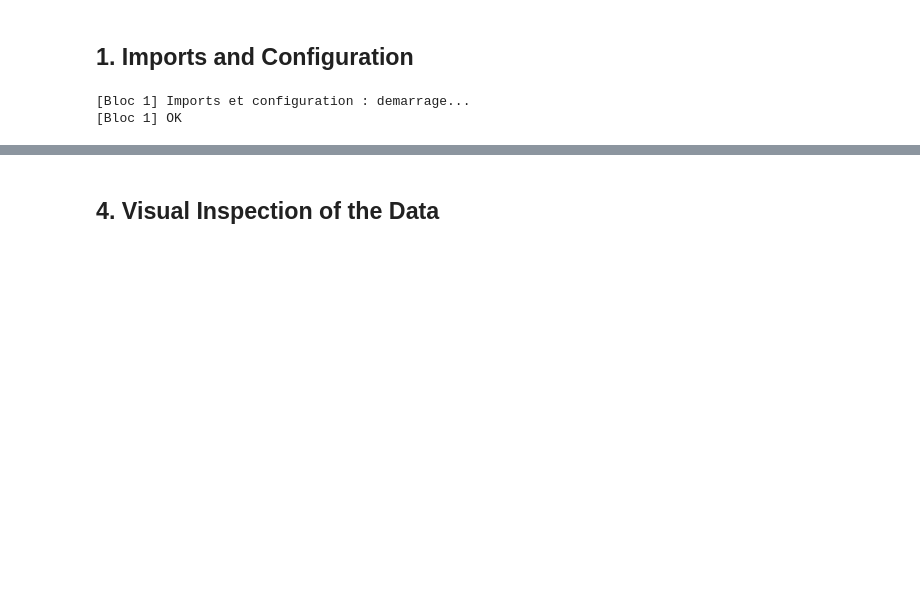
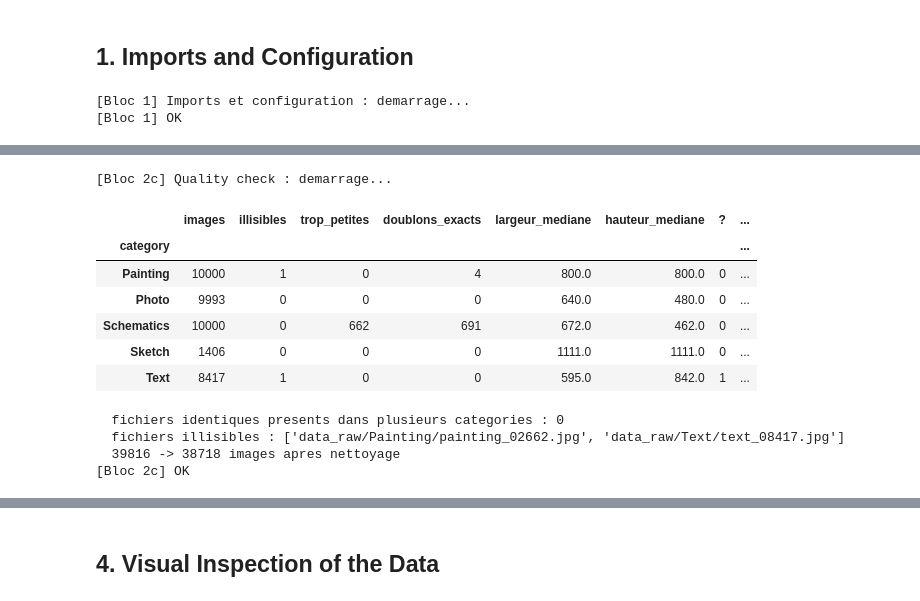
Before and after one commit to KelianDFDB/cesi-a5-leyenda-kelian-yusuf-richard, a Jupyter notebook: 01_photo_ou_pas.ipynb, the cells around one changed output, grey strips where cells are left out. Drawn from its saved outputs; the diff is of its cells as text; code cells hidden in the pictures; blank space fills up the shorter version.

```diff
--- a/01_photo_ou_pas.ipynb
+++ b/01_photo_ou_pas.ipynb
@@ -144,0 +68,18 @@ Found 4710 files belonging to 2 classes.
+# %%
+print("[Bloc 2a] Category -> label mapping : demarrage...")
+
+# THE single place where a data_raw/ folder becomes a binary label (1 = photo, 0 = not a photo).
+# A folder that is not listed here is ignored, e.g. data_raw/Dataset/ (noisy images, deliverable 2).
+CATEGORY_TO_LABEL = {
+    "Photo":      1,
+    "Painting":   0,
+    "Schematics": 0,
+    "Sketch":     0,
+    "Text":       0,
+}
+class_names = ["autre", "photo"]   # class_names[label] -> readable name
+
+IMAGE_EXTENSIONS = {".jpg", ".jpeg", ".png", ".bmp", ".gif"}
+MIN_SIDE = 32   # px. Smaller "images" are web spacers/icons (e.g. 2x2 black squares), not documents
+
+print("[Bloc 2a] OK")
@@ -144,0 +146,40 @@ Found 4710 files belonging to 2 classes.
+# %%
+print("[Bloc 2c] Quality check : demarrage...")
+
+index["too_small"] = index[["width", "height"]].min(axis=1) < MIN_SIDE
+index["duplicate"] = index.duplicated("md5", keep="first")   # later copies of an identical file
+
+quality = index.groupby("category").agg(
+    images=("path", "size"),
+    illisibles=("readable", lambda s: (~s).sum()),
+    trop_petites=("too_small", "sum"),
+    doublons_exacts=("duplicate", "sum"),
+    largeur_mediane=("width", "median"),
+    hauteur_mediane=("height", "median"),
+)
+modes = pd.crosstab(index["category"], index["mode"].fillna("?"))   # colour modes per category
+display(quality.join(modes))
+
+# An identical file under two different categories would be a labelling conflict
+per_md5 = index.groupby("md5")["category"].nunique()
+print("  fichiers identiques presents dans plusieurs categories :", int((per_md5 > 1).sum()))
+print("  fichiers illisibles :", index.loc[~index.readable, "path"].tolist())
+
+# Cleaning: removed rows stay visible in `index`, only `df` is used from now on
+df = index[index.readable & ~index.too_small & ~index.duplicate].copy()
+print(f"  {len(index)} -> {len(df)} images apres nettoyage")
+
+print("[Bloc 2c] OK")
+# %% [output]
+[Bloc 2c] Quality check : demarrage...
+|  | images | illisibles | trop_petites | doublons_exacts | largeur_mediane | hauteur_mediane | ? | ... |
+| category |  |  |  |  |  |  |  | ... |
+| Painting | 10000 | 1 | 0 | 4 | 800.0 | 800.0 | 0 | ... |
+| Photo | 9993 | 0 | 0 | 0 | 640.0 | 480.0 | 0 | ... |
+| Schematics | 10000 | 0 | 662 | 691 | 672.0 | 462.0 | 0 | ... |
+| Sketch | 1406 | 0 | 0 | 0 | 1111.0 | 1111.0 | 0 | ... |
+| Text | 8417 | 1 | 0 | 0 | 595.0 | 842.0 | 1 | ... |
+  fichiers identiques presents dans plusieurs categories : 0
+  fichiers illisibles : ['data_raw/Painting/painting_02662.jpg', 'data_raw/Text/text_08417.jpg']
+  39816 -> 38718 images apres nettoyage
+[Bloc 2c] OK
```
Also changed, not shown: parts of 19 cells of this notebook, 8 other files.
